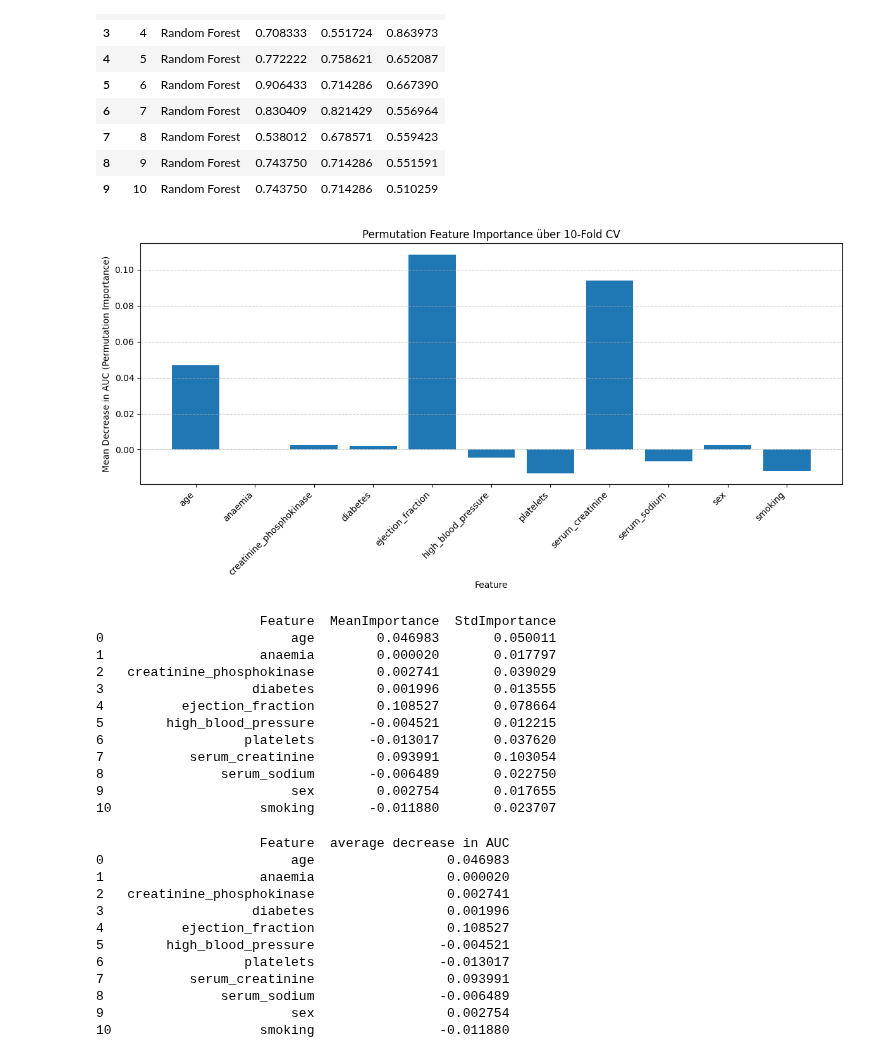
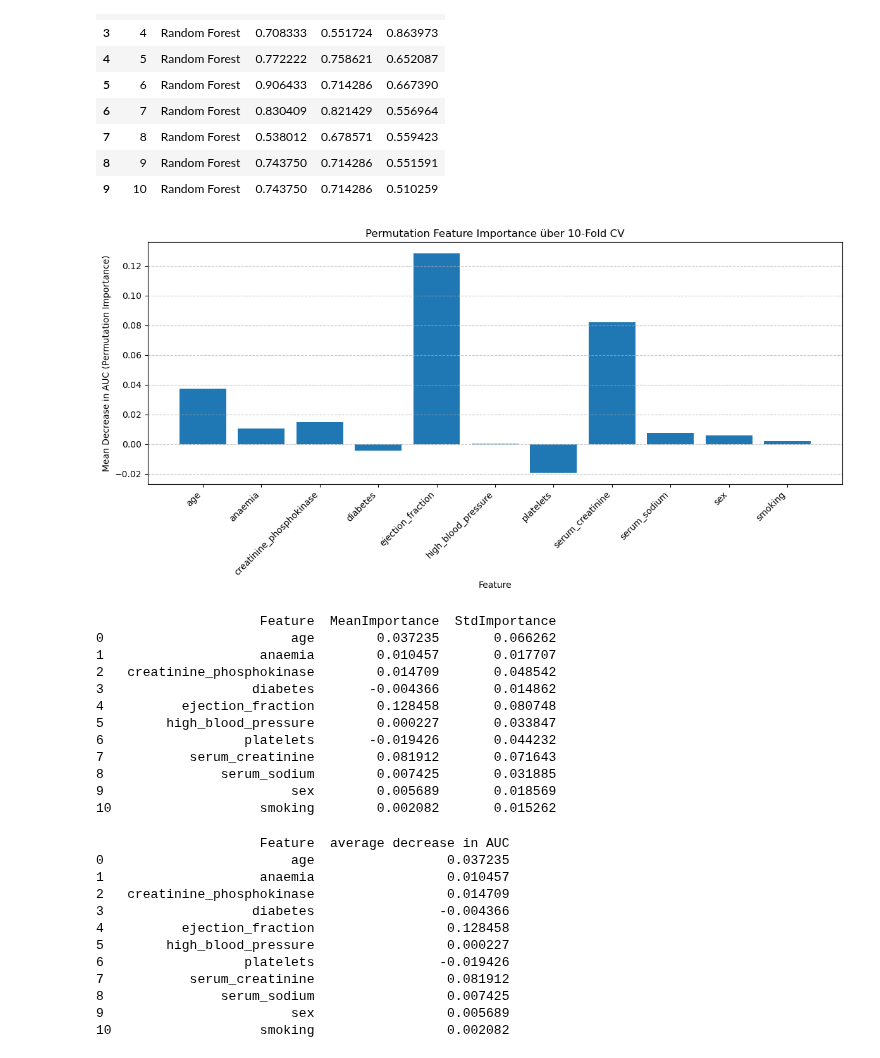
Before and after one commit to FelixFritz02/MasterKL, a Jupyter notebook: AI Numerics/Data Challenge/random_forest.ipynb, the cells around one changed output. Drawn from its saved outputs; the diff is of its cells as text; code cells hidden in the pictures.

Commit message:
plot updated

```diff
--- a/AI Numerics/Data Challenge/random_forest.ipynb
+++ b/AI Numerics/Data Challenge/random_forest.ipynb
@@ -99,7 +99,7 @@ feature_names = list(X.columns)
 
 # Konvertiere X und y in NumPy-Arrays
 X = X.to_numpy()
-y_zero_one = y['death_event'].to_numpy()
+y_zero_one = y
 
 def model_fitting(X, y, feature_names):
     hyperparams_RF = {
@@ -142,63 +142,63 @@ def model_fitting(X, y, feature_names):
             perm_importances[i].append(auc_baseline - auc_perm)
 
     # Durchschnittliche Importance pro Feature über alle Folds
     mean_importances = np.array([np.mean(perm_importances[i]) for i in range(X.shape[1])])
     std_importances = np.array([np.std(perm_importances[i]) for i in range(X.shape[1])])
 
     # DataFrame für Übersicht
     df_importances = pd.DataFrame({
         'Feature': feature_names,
         'MeanImportance': mean_importances,
         'StdImportance': std_importances
     })#.sort_values(by='MeanImportance', ascending=False).reset_index(drop=True)
 
     # Visualisierung
     plt.figure(figsize=(12, 6))
     plt.bar(df_importances['Feature'], df_importances['MeanImportance'])
     plt.xlabel('Feature')
     plt.ylabel('Mean Decrease in AUC (Permutation Importance)')
     plt.title('Permutation Feature Importance über 10-Fold CV')
     plt.grid(True, axis='y', linestyle='--', alpha=0.7)
     plt.xticks(rotation=45, ha='right')
     plt.tight_layout()
     plt.show()
 
     return outer_scores, df_importances
 
 # Beispiel-Aufruf
 outer_scores, df_importances = model_fitting(X, y_zero_one, feature_names)
 print(df_importances)
 # %% [output]
-[figure, old version]
+[figure, new version]
                      Feature  MeanImportance  StdImportance
-0                        age        0.046983       0.050011
-1                    anaemia        0.000020       0.017797
-2   creatinine_phosphokinase        0.002741       0.039029
-3                   diabetes        0.001996       0.013555
-4          ejection_fraction        0.108527       0.078664
-5        high_blood_pressure       -0.004521       0.012215
-6                  platelets       -0.013017       0.037620
-7           serum_creatinine        0.093991       0.103054
-8               serum_sodium       -0.006489       0.022750
-9                        sex        0.002754       0.017655
-10                   smoking       -0.011880       0.023707
+0                        age        0.037235       0.066262
+1                    anaemia        0.010457       0.017707
+2   creatinine_phosphokinase        0.014709       0.048542
+3                   diabetes       -0.004366       0.014862
+4          ejection_fraction        0.128458       0.080748
+5        high_blood_pressure        0.000227       0.033847
+6                  platelets       -0.019426       0.044232
+7           serum_creatinine        0.081912       0.071643
+8               serum_sodium        0.007425       0.031885
+9                        sex        0.005689       0.018569
+10                   smoking        0.002082       0.015262
 # %%
 df_feature_selection = pd.DataFrame({
-    'Feature': feauture_names,
+    'Feature': feature_names,
     'average decrease in AUC': df_importances["MeanImportance"]
 })
 print(df_feature_selection)
 df_feature_selection.to_pickle('feature_importance/RF.pkl')
 # %% [output]
                      Feature  average decrease in AUC
-0                        age                 0.046983
-1                    anaemia                 0.000020
-2   creatinine_phosphokinase                 0.002741
-3                   diabetes                 0.001996
-4          ejection_fraction                 0.108527
-5        high_blood_pressure                -0.004521
-6                  platelets                -0.013017
-7           serum_creatinine                 0.093991
-8               serum_sodium                -0.006489
-9                        sex                 0.002754
-10                   smoking                -0.011880
+0                        age                 0.037235
+1                    anaemia                 0.010457
+2   creatinine_phosphokinase                 0.014709
+3                   diabetes                -0.004366
+4          ejection_fraction                 0.128458
+5        high_blood_pressure                 0.000227
+6                  platelets                -0.019426
+7           serum_creatinine                 0.081912
+8               serum_sodium                 0.007425
+9                        sex                 0.005689
+10                   smoking                 0.002082
```
Also changed, not shown: 9 other files.
